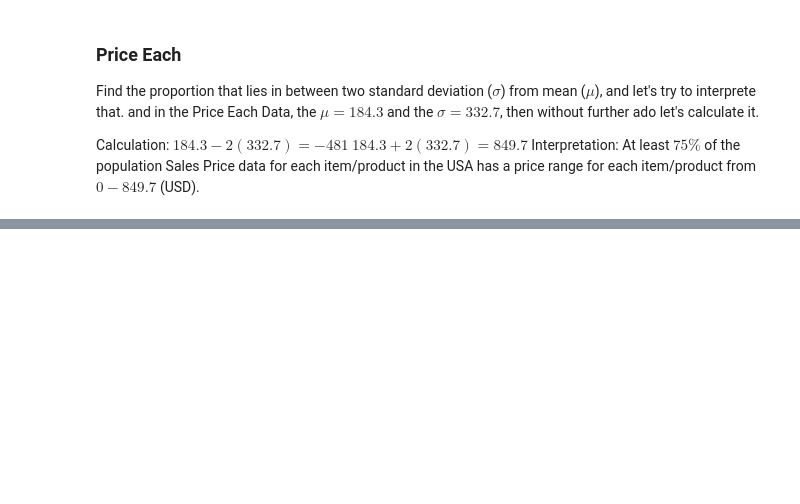
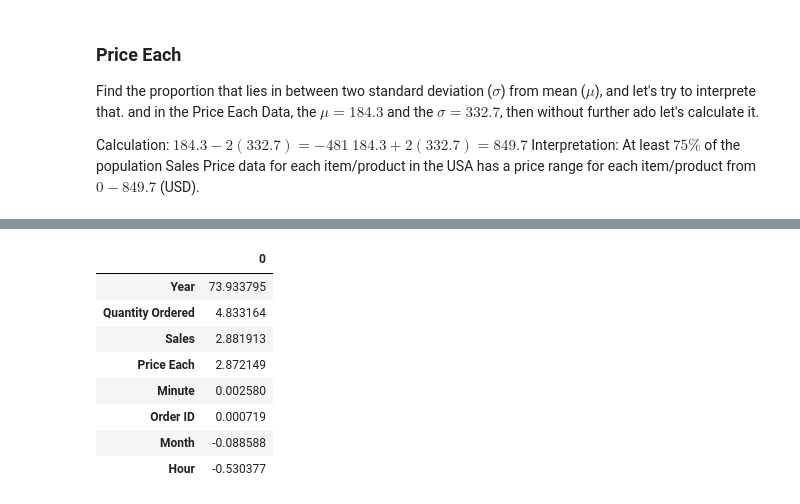
Before and after one commit to masete/Sales-Data-Deep-Analysis, a Jupyter notebook: deep_analysis.ipynb, the cells around one changed output, grey strips where cells are left out. Saved outputs shown, nothing was run; the diff lists cells and outputs as text; code cells hidden in the pictures; blank space fills up the shorter version.

```diff
--- a/deep_analysis.ipynb
+++ b/deep_analysis.ipynb
@@ -495,0 +516,15 @@ univariate_analysis( # call the function
+# %%
+# checking skewness value
+# if value lies between -0.5 to 0.5  then it is normal otherwise skewed
+skew_value = sales_data.skew().sort_values(ascending=False).to_frame()
+skew_value
+# %% [output]
+|  | 0 |
+| Year | 73.933795 |
+| Quantity Ordered | 4.833164 |
+| Sales | 2.881913 |
+| Price Each | 2.872149 |
+| Minute | 0.002580 |
+| Order ID | 0.000719 |
+| Month | -0.088588 |
+| Hour | -0.530377 |
```
Also changed, not shown: parts of 2 cells of this notebook.
